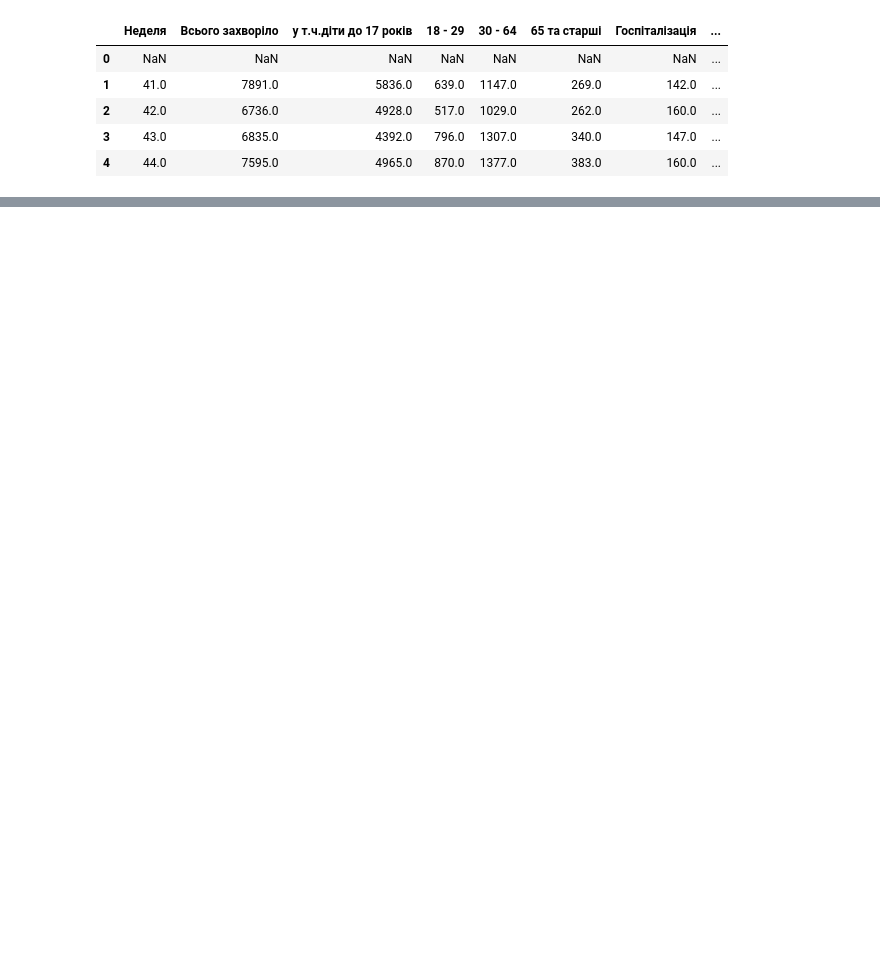
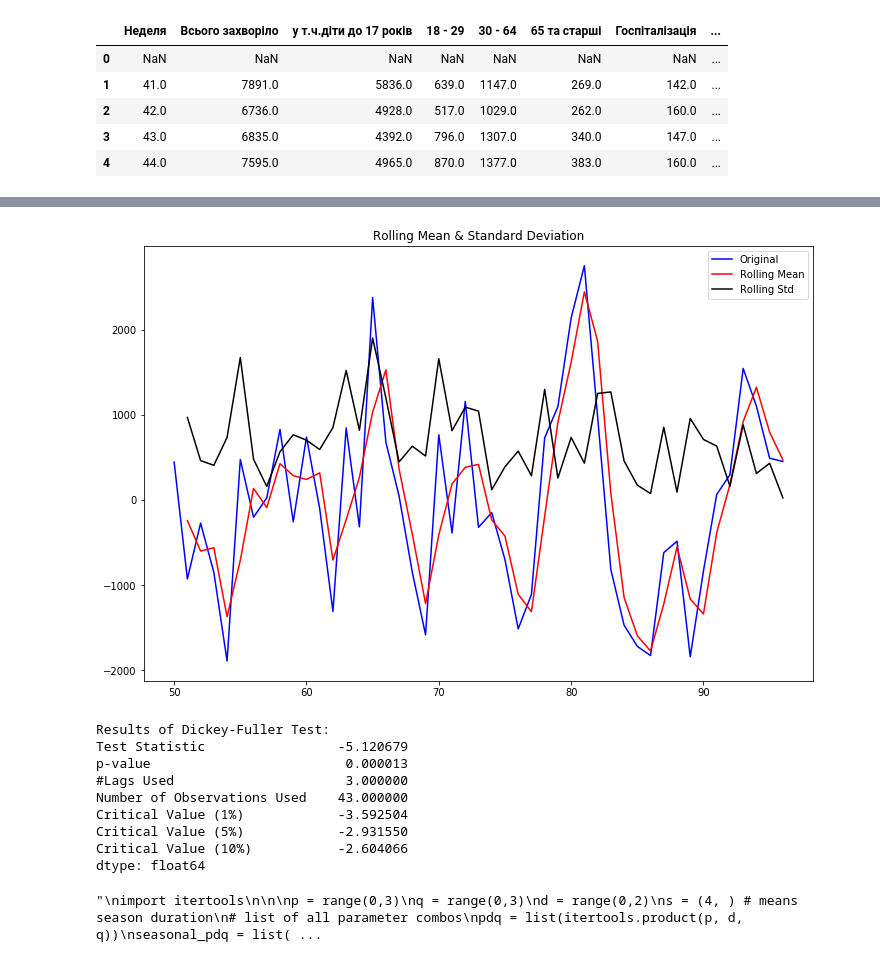
Before and after one commit to banchinche/flu-infection, a Jupyter notebook: notebooks/second_season.ipynb, the cells around one changed output, grey strips where cells are left out. Saved outputs shown, nothing was run; the diff lists cells and outputs as text; code cells hidden in the pictures; blank space fills up the shorter version.

```diff
--- a/notebooks/second_season.ipynb
+++ b/notebooks/second_season.ipynb
@@ -107,24 +117,50 @@ dtype: float64
+# %%
+#  seasonal first difference
+df2['seasonal_first_diff'] = df2.first_diff - df2.first_diff.shift(4) # пробую месячную сезонность
+test_stationarity(df2.seasonal_first_diff.dropna(inplace=False))
+# %% [output]
+[figure, added]
+Results of Dickey-Fuller Test:
+Test Statistic                 -5.120679
+p-value                         0.000013
+#Lags Used                      3.000000
+Number of Observations Used    43.000000
+Critical Value (1%)            -3.592504
+Critical Value (5%)            -2.931550
+Critical Value (10%)           -2.604066
+dtype: float64
 # %%
-# # brute force calculating parameters for SARIMA
-# import itertools
-# p = range(0,3)
-# q = range(0,3)
-# d = range(0,2)
-# s = range(1,4) # means season duration
-# # list of all parameter combos
-# pdq = list(itertools.product(p, d, q))
-# seasonal_pdq = list(itertools.product(p, d, q, s))
-# # SARIMA model pipeline
-# for param in pdq:
-#     for param_seasonal in seasonal_pdq:
-#         try:
-#             mod = SARIMAX(df2.first_diff,
-#                           order=param,
-#                           seasonal_order=param_seasonal)
-#             results = mod.fit(max_iter = 20, method = 'powell')
-#         except:
-#             continue
-# print('SARIMA{},{} - AIC:{}'.format(param, param_seasonal, results.aic))
-# pdq, seasonal_pdq, aic = param, param_seasonal, results.aic
-# print(pdq, seasonal_pdq, aic)
+#  brute force calculating parameters for SARIMA
+#  uncomment for calculate again
+
+"""
+import itertools
+
+
+p = range(0,3)
+q = range(0,3)
+d = range(0,2)
+s = (4, ) # means season duration
+# list of all parameter combos
+pdq = list(itertools.product(p, d, q))
+seasonal_pdq = list(itertools.product(p, d, q, s))
+
+for param in pdq:
+    for param_seasonal in seasonal_pdq:
+        try:
+            mod = SARIMAX(df2.first_diff,
+                          order=param,
+                          seasonal_order=param_seasonal)
+            results = mod.fit(max_iter = 50, method = 'powell')
+        except:
+            continue
+
+print('SARIMA{},{} - AIC:{}'.format(param, param_seasonal, results.aic))
+pdq, seasonal_pdq, aic = param, param_seasonal, results.aic
+
+"""
+
+# Calculated for this model pdq=(2, 1, 2), seasonal_pdq=(2, 1, 2, 4)
+# %% [output]
+"\nimport itertools\n\n\np = range(0,3)\nq = range(0,3)\nd = range(0,2)\ns = (4, ) # means season duration\n# list of all parameter combos\npdq = list(itertools.product(p, d, q))\nseasonal_pdq = list( ...
 # %%
```
Also changed, not shown: parts of 11 cells of this notebook, 3 other files.
